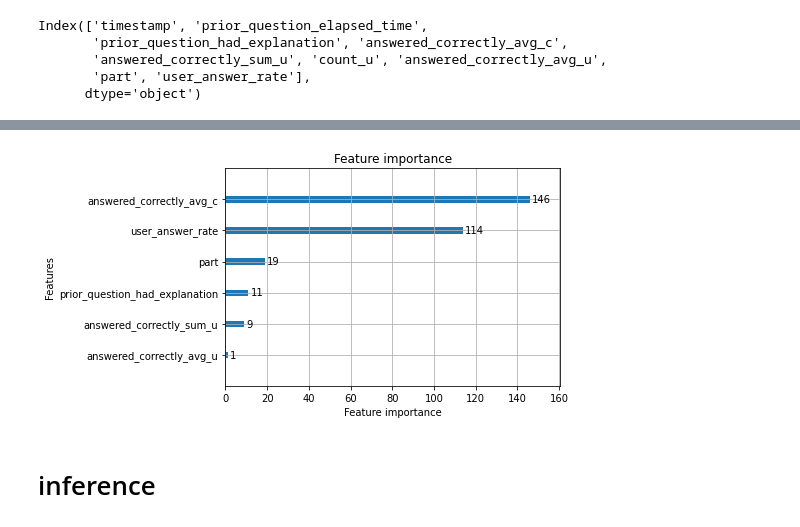
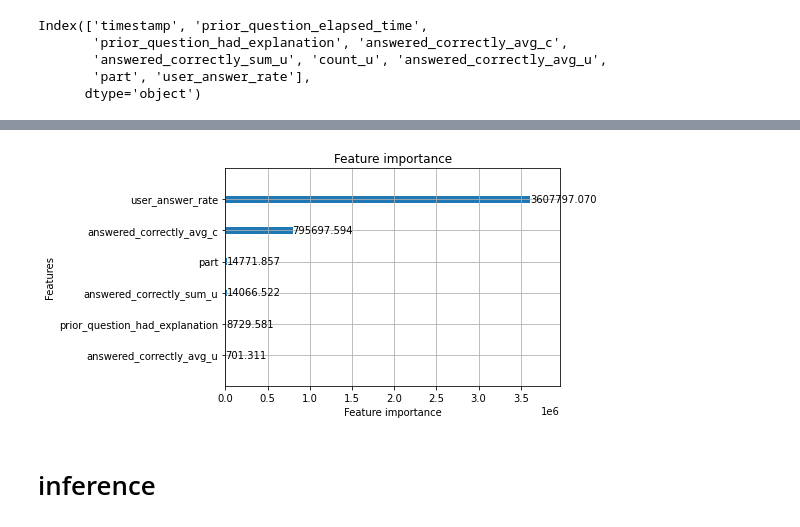
Before and after one commit to Noguchi-Masashi/Riiid, a Jupyter notebook: notebook/lgbm-with-loop-feature-engineering copy.ipynb, the cells around one changed output, grey strips where cells are left out. Drawn from its saved outputs; the diff is of its cells as text; code cells hidden in the pictures.

```diff
--- a/notebook/lgbm-with-loop-feature-engineering copy.ipynb
+++ b/notebook/lgbm-with-loop-feature-engineering copy.ipynb
@@ -216,6 +216,6 @@ model = lgb.train(
                     early_stopping_rounds=10,
                 )
 print('auc:', roc_auc_score(y_va, model.predict(valid[FEATS])))
-_ = lgb.plot_importance(model)
+_ = lgb.plot_importance(model, importance_type = 'gain',)
 # %% [output]
 [LightGBM] [Info] Number of positive: 606275, number of negative: 377967
@@ -238,4 +238,4 @@ Wall time: 17.6 s
-[figure, old version]
+[figure, new version]
 # %% [markdown]
 # inference
 # %%
```
Also changed, not shown: parts of 2 cells of this notebook, 4 other files.
